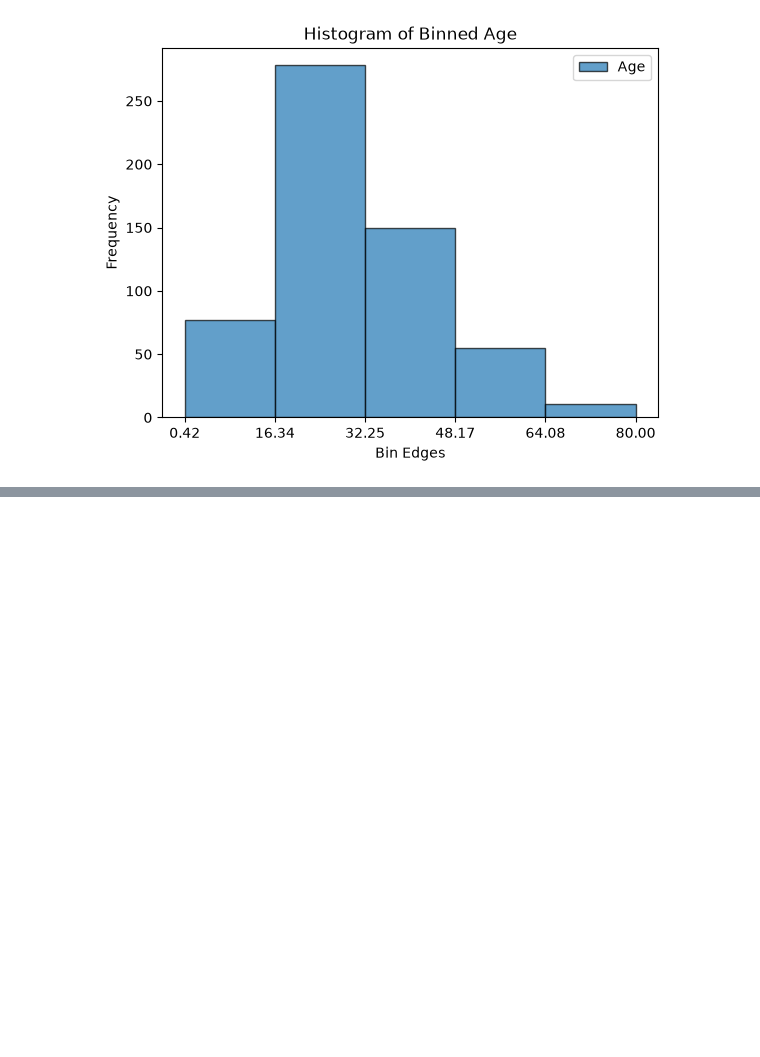
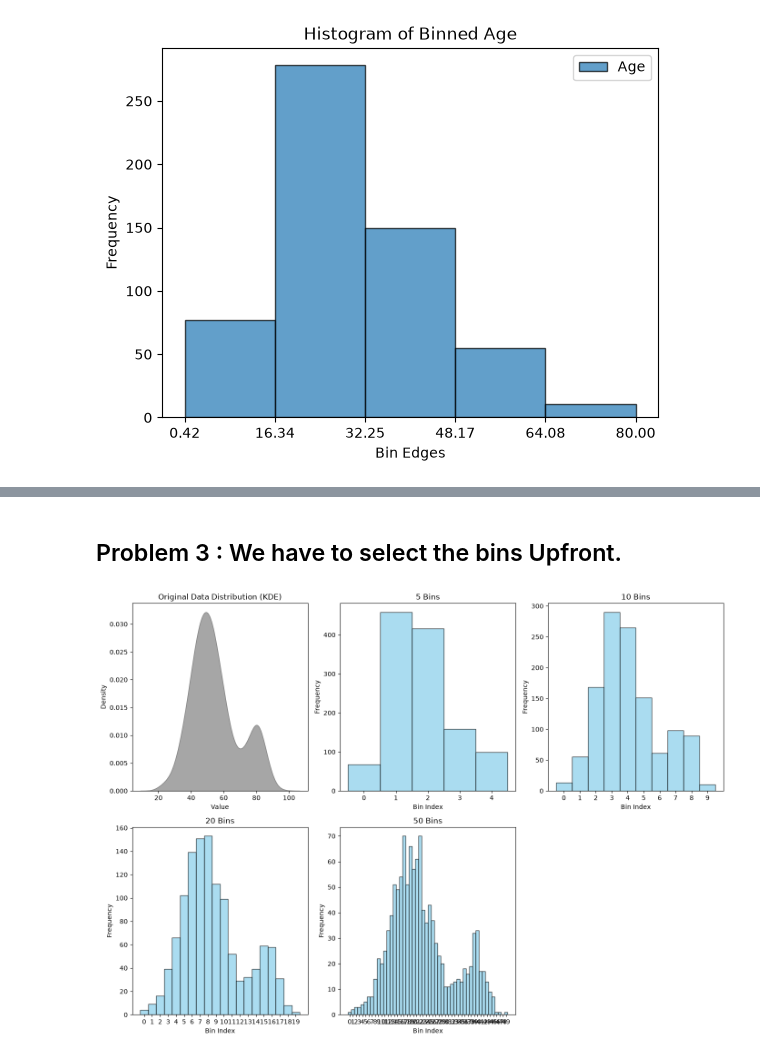
Before and after one commit to AvanindraBose/ML-Zodiac, a Jupyter notebook: Feature_Engineering/Feature_Encoding/Numerical_Encoding/uniform_binning.ipynb, the cells around one changed output, grey strips where cells are left out. Saved outputs shown, nothing was run; the diff lists cells and outputs as text; code cells hidden in the pictures; blank space fills up the shorter version.

```diff
--- a/Feature_Engineering/Feature_Encoding/Numerical_Encoding/uniform_binning.ipynb
+++ b/Feature_Engineering/Feature_Encoding/Numerical_Encoding/uniform_binning.ipynb
@@ -89,0 +185,43 @@ plt.show()
+# %% [markdown]
+## Problem 3 : We have to select the bins Upfront.
+# %%
+# Seed for reproducibility
+np.random.seed(0)
+
+# Generate a normally distributed dataset with an additional cluster
+data_normal = np.random.normal(loc=50, scale=10, size=1000)
+data_cluster = np.random.normal(loc=80, scale=5, size=200)
+data = np.concatenate([data_normal, data_cluster]).reshape(-1, 1)  # Reshape for KBinsDiscretizer
+
+# Different choices for the number of bins
+bin_choices = [5, 10, 20, 50]
+
+plt.figure(figsize=(14, 10))
+
+# Plot the original data distribution using KDE
+plt.subplot(2, 3, 1)
+sns.kdeplot(data[:, 0], fill=True, color='gray', alpha=0.7)
+plt.title('Original Data Distribution (KDE)')
+plt.xlabel('Value')
+plt.ylabel('Density')
+
+# Apply KBinsDiscretizer and plot histograms for each bin choice
+for i, n_bins in enumerate(bin_choices, start=2):
+    # Initialize and fit the KBinsDiscretizer
+    discretizer = KBinsDiscretizer(n_bins=n_bins, encode='ordinal', strategy='uniform')
+    data_binned = discretizer.fit_transform(data)
+
+    # Plot histogram of the binned data
+    plt.subplot(2, 3, i)
+    # We plot the binned data by the bin indices and need to calculate the bin width for plotting
+    bin_edges = discretizer.bin_edges_[0]
+    plt.hist(data_binned, bins=np.arange(len(bin_edges)), align='left', color='skyblue', alpha=0.7, edgecolor='black')
+    plt.title(f'{n_bins} Bins')
+    plt.xlabel('Bin Index')
+    plt.ylabel('Frequency')
+    plt.xticks(np.arange(len(bin_edges) - 1))
+
+plt.tight_layout()
+plt.show()
+# %% [output]
+[figure, added]
```
Also changed, not shown: parts of 7 cells of this notebook.
